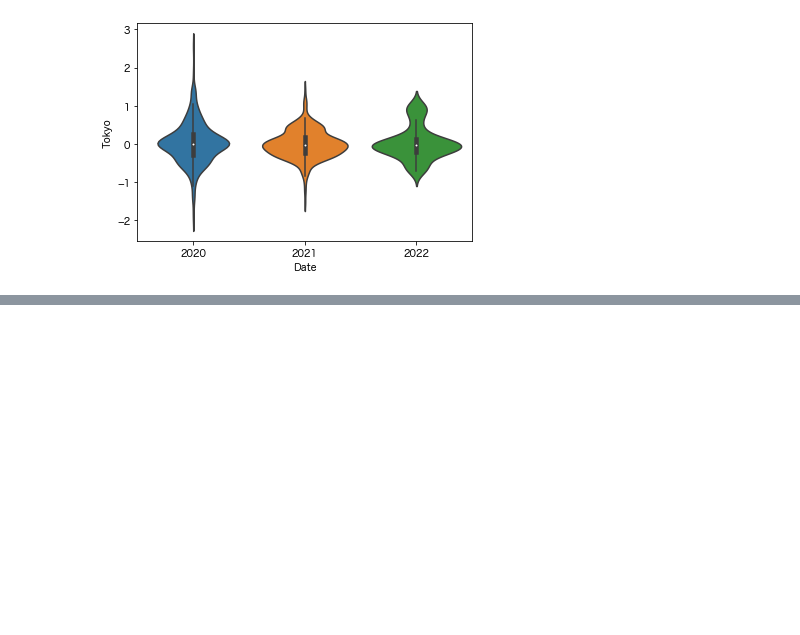
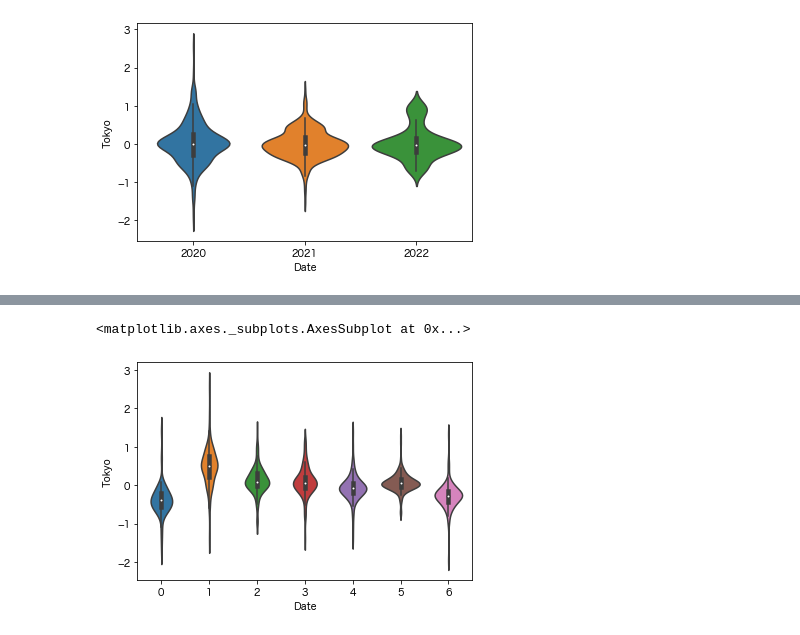
Before and after one commit to kosekitau/TimeSeries, a Jupyter notebook: notebook/virus_plot.ipynb, the cells around one changed output, grey strips where cells are left out. Cells and saved outputs as stored; diff of their text form; code cells hidden in the pictures; blank space fills up the shorter version.

```diff
--- a/notebook/virus_plot.ipynb
+++ b/notebook/virus_plot.ipynb
@@ -341,0 +365,6 @@ sns.violinplot(data=np.log1p(df).diff(), y=target, x=x)
+# %%
+# 対数差分で曜日
+sns.violinplot(data=np.log1p(df).diff(), y=target, x=x)
+# %% [output]
+<matplotlib.axes._subplots.AxesSubplot at 0x...>
+[figure, added]
```
Also changed, not shown: parts of 17 cells of this notebook.
